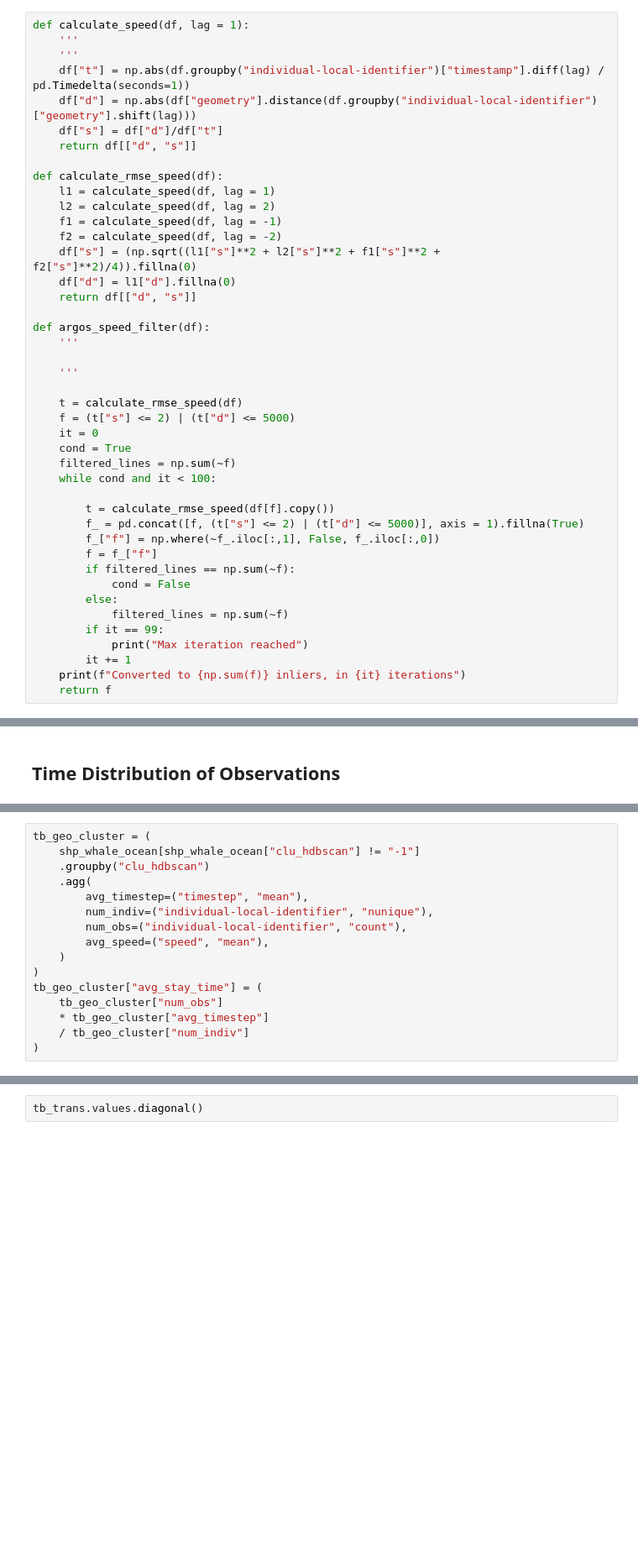
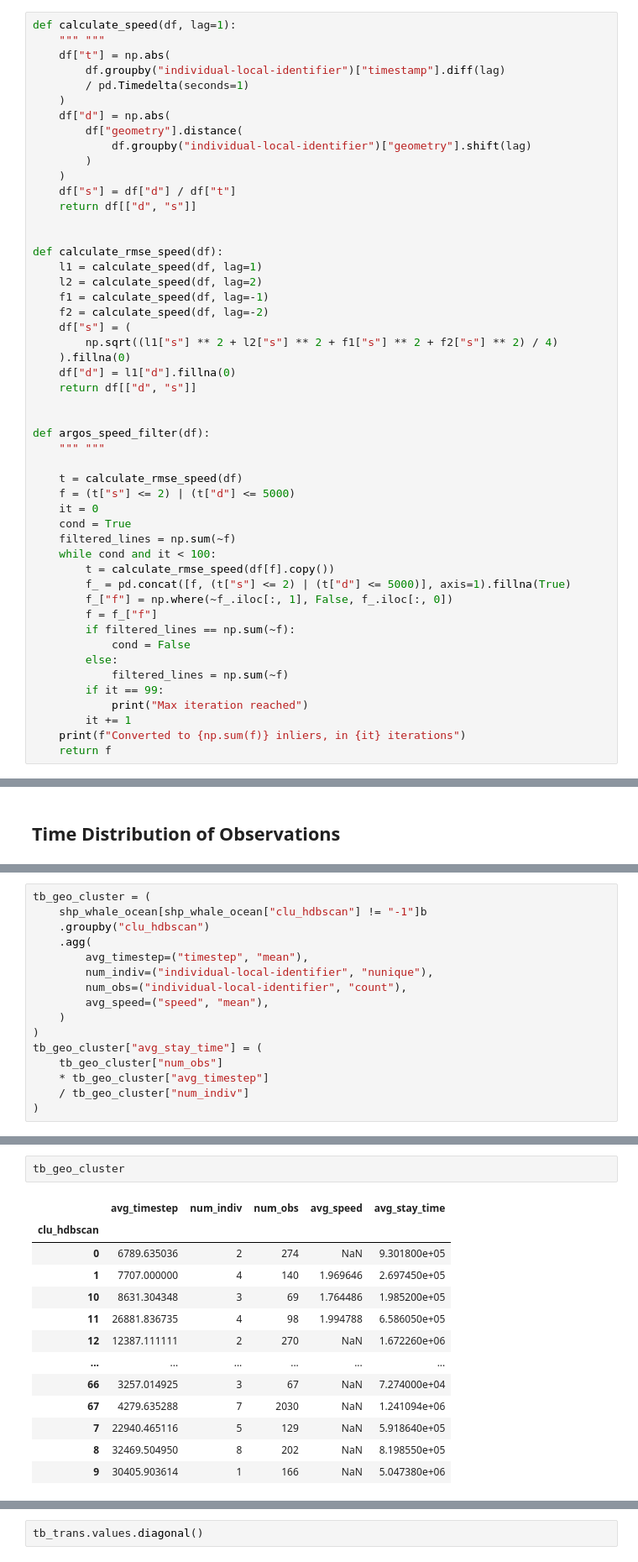
Before and after one commit to pedroteche-ih/whale-movement, a Jupyter notebook: Analyzing Bowhead Whale movement in Foxen Basin using Unsupervised Learning.ipynb, the cells around one changed output, grey strips where cells are left out. Shown at 84% size. Cells and saved outputs as stored; diff of their text form; blank space fills up the shorter version.

```diff
--- a/Analyzing Bowhead Whale movement in Foxen Basin using Unsupervised Learning.ipynb
+++ b/Analyzing Bowhead Whale movement in Foxen Basin using Unsupervised Learning.ipynb
@@ -266,27 +280,35 @@ shp_whale_ocean["over_top_speed"].sum()
 # %% [markdown]
 The procedure, at one iteration, keeps more observations than the naive speed filter (specially at higher Argos precision levels). The complete procedure, however, is iterative: outliers are remomved, the `speed_rms` is recalculated and the filter is repeated until no outliers are found. Let's create a Python function to implement the full speed filtering procedure:
 # %%
-def calculate_speed(df, lag = 1):
-    '''
-    '''
-    df["t"] = np.abs(df.groupby("individual-local-identifier")["timestamp"].diff(lag) / pd.Timedelta(seconds=1))
-    df["d"] = np.abs(df["geometry"].distance(df.groupby("individual-local-identifier")["geometry"].shift(lag)))
-    df["s"] = df["d"]/df["t"]
+def calculate_speed(df, lag=1):
+    """ """
+    df["t"] = np.abs(
+        df.groupby("individual-local-identifier")["timestamp"].diff(lag)
+        / pd.Timedelta(seconds=1)
+    )
+    df["d"] = np.abs(
+        df["geometry"].distance(
+            df.groupby("individual-local-identifier")["geometry"].shift(lag)
+        )
+    )
+    df["s"] = df["d"] / df["t"]
     return df[["d", "s"]]
 
+
 def calculate_rmse_speed(df):
-    l1 = calculate_speed(df, lag = 1)
-    l2 = calculate_speed(df, lag = 2)
-    f1 = calculate_speed(df, lag = -1)
-    f2 = calculate_speed(df, lag = -2)
-    df["s"] = (np.sqrt((l1["s"]**2 + l2["s"]**2 + f1["s"]**2 + f2["s"]**2)/4)).fillna(0)
+    l1 = calculate_speed(df, lag=1)
+    l2 = calculate_speed(df, lag=2)
+    f1 = calculate_speed(df, lag=-1)
+    f2 = calculate_speed(df, lag=-2)
+    df["s"] = (
+        np.sqrt((l1["s"] ** 2 + l2["s"] ** 2 + f1["s"] ** 2 + f2["s"] ** 2) / 4)
+    ).fillna(0)
     df["d"] = l1["d"].fillna(0)
     return df[["d", "s"]]
 
+
 def argos_speed_filter(df):
-    '''
-
-    '''
+    """ """
 
     t = calculate_rmse_speed(df)
     f = (t["s"] <= 2) | (t["d"] <= 5000)
@@ -294,10 +316,9 @@ def argos_speed_filter(df):
     cond = True
     filtered_lines = np.sum(~f)
     while cond and it < 100:
-
         t = calculate_rmse_speed(df[f].copy())
-        f_ = pd.concat([f, (t["s"] <= 2) | (t["d"] <= 5000)], axis = 1).fillna(True)
-        f_["f"] = np.where(~f_.iloc[:,1], False, f_.iloc[:,0])
+        f_ = pd.concat([f, (t["s"] <= 2) | (t["d"] <= 5000)], axis=1).fillna(True)
+        f_["f"] = np.where(~f_.iloc[:, 1], False, f_.iloc[:, 0])
         f = f_["f"]
         if filtered_lines == np.sum(~f):
             cond = False
@@ -658,6 +659,6 @@ Name: count, dtype: int64
 # %%
 tb_geo_cluster = (
-    shp_whale_ocean[shp_whale_ocean["clu_hdbscan"] != "-1"]
+    shp_whale_ocean[shp_whale_ocean["clu_hdbscan"] != "-1"]b
     .groupby("clu_hdbscan")
     .agg(
         avg_timestep=("timestep", "mean"),
@@ -678,0 +679,16 @@ sns.boxplot(data=tb_geo_cluster, x="avg_speed")
+# %%
+tb_geo_cluster
+# %% [output]
+|  | avg_timestep | num_indiv | num_obs | avg_speed | avg_stay_time |
+| clu_hdbscan |  |  |  |  |  |
+| 0 | 6789.635036 | 2 | 274 | NaN | 9.301800e+05 |
+| 1 | 7707.000000 | 4 | 140 | 1.969646 | 2.697450e+05 |
+| 10 | 8631.304348 | 3 | 69 | 1.764486 | 1.985200e+05 |
+| 11 | 26881.836735 | 4 | 98 | 1.994788 | 6.586050e+05 |
+| 12 | 12387.111111 | 2 | 270 | NaN | 1.672260e+06 |
+| ... | ... | ... | ... | ... | ... |
+| 66 | 3257.014925 | 3 | 67 | NaN | 7.274000e+04 |
+| 67 | 4279.635288 | 7 | 2030 | NaN | 1.241094e+06 |
+| 7 | 22940.465116 | 5 | 129 | NaN | 5.918640e+05 |
+| 8 | 32469.504950 | 8 | 202 | NaN | 8.198550e+05 |
+| 9 | 30405.903614 | 1 | 166 | NaN | 5.047380e+06 |
```
Also changed, not shown: parts of 14 cells of this notebook.
